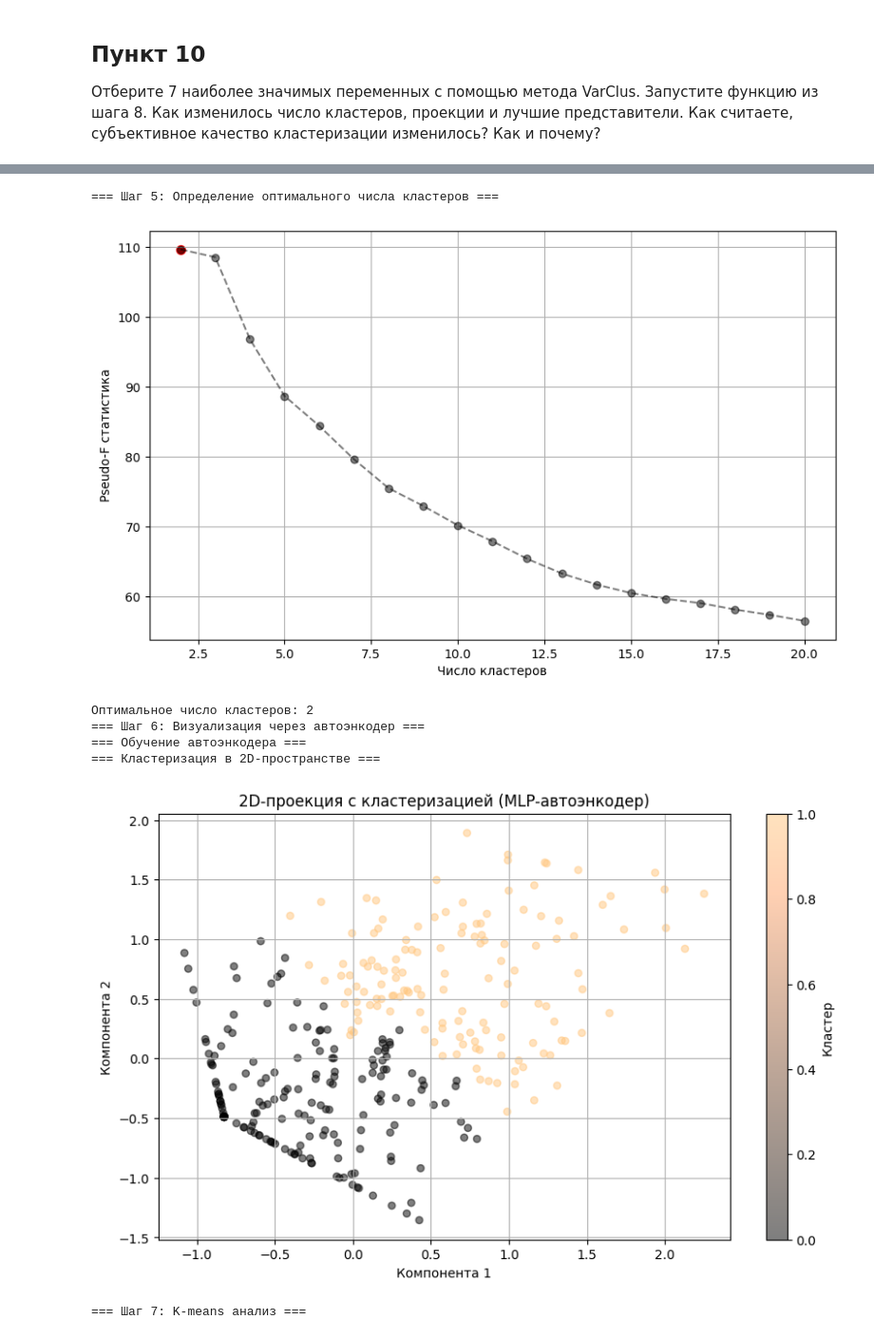
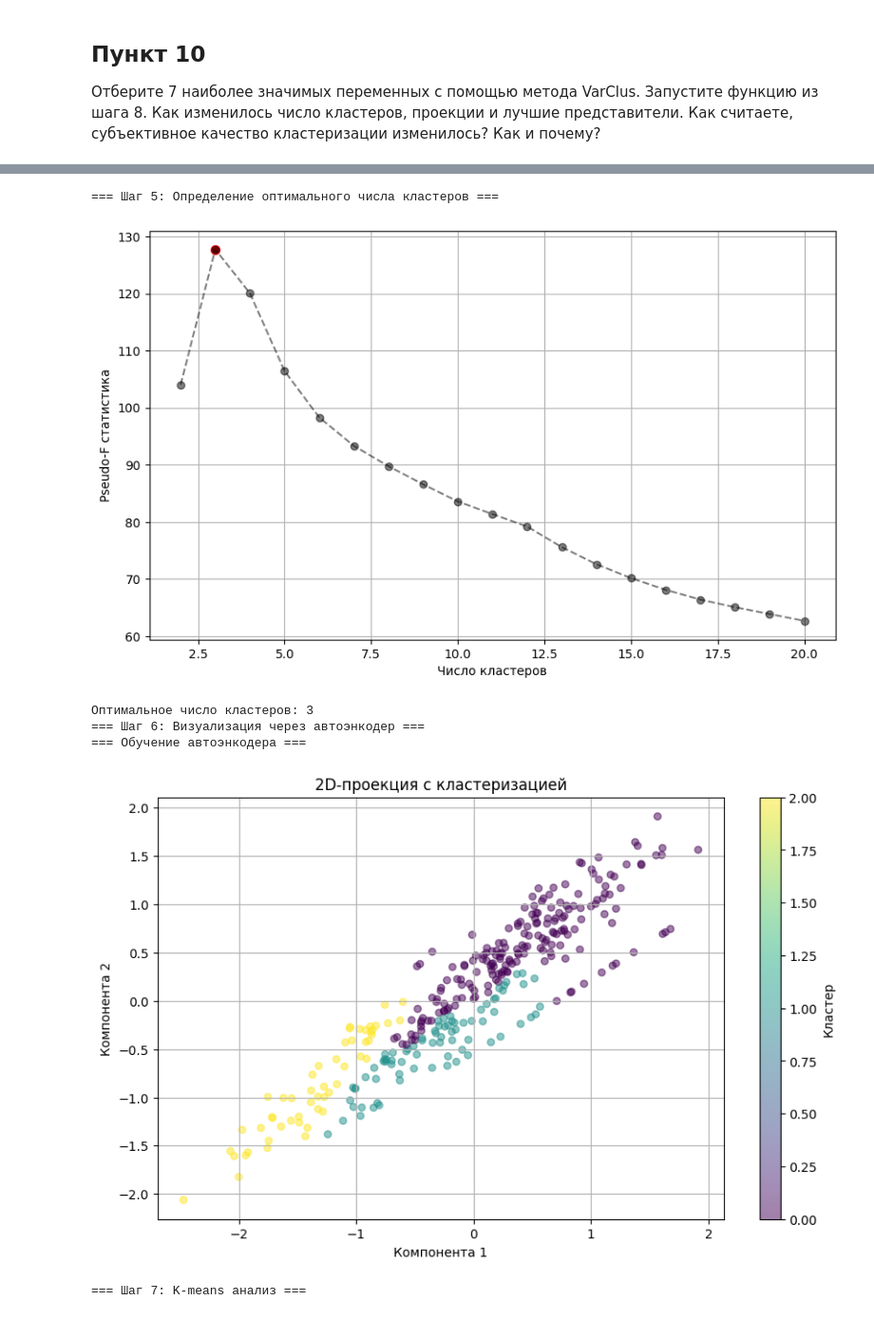
Before and after one commit to bunh0ng/labs_3_4_ml, a Jupyter notebook: Лабораторная №3/lab.ipynb, the cells around one changed output, grey strips where cells are left out. Shown at 95% size. Saved outputs shown, nothing was run; the diff lists cells and outputs as text; code cells hidden in the pictures.

```diff
--- a/Лабораторная №3/lab.ipynb
+++ b/Лабораторная №3/lab.ipynb
@@ -278,15 +278,6 @@ for i, name in enumerate(typical_names):
 
 Реализуйте шаги 3-7 в виде функции или класса.
 # %%
-import numpy as np
-import matplotlib.pyplot as plt
-from sklearn.preprocessing import StandardScaler, OneHotEncoder
-from sklearn.compose import ColumnTransformer
-from scipy.cluster.hierarchy import dendrogram
-from sklearn.cluster import AgglomerativeClustering, KMeans
-from sklearn.decomposition import PCA
-from sklearn.neural_network import MLPRegressor
-from sklearn.pipeline import Pipeline
 from sklearn.metrics import calinski_harabasz_score
 
 
@@ -371,9 +362,6 @@ class Ryan_Gosling:
     ##################################################################################################################
 
     def visualize_with_ae(self):
-
-        print("=== Обучение автоэнкодера ===")
-
         # Обеспечим, что работаем с плотной матрицей
         X_input = self.X_dense if hasattr(self, "X_dense") else (
             self.X.toarray() if hasattr(self.X, "toarray") else self.X
@@ -386,17 +374,14 @@ class Ryan_Gosling:
         # ДЕКОДЕР: восстанавливаем из сжатия
         decoder = MLPRegressor(hidden_layer_sizes=(32, 64, X_input.shape[1]), max_iter=1000, random_state=42)
         decoded = decoder.fit(encoded, X_input).predict(encoded)
-
-        print("=== Кластеризация в 2D-пространстве ===")
-
         # Кластеризация по проекциям
         clusterer = AgglomerativeClustering(n_clusters=self.optimal_clusters or 3)
         labels = clusterer.fit_predict(encoded)
 
         # Визуализация
         plt.figure(figsize=(10, 6))
-        plt.scatter(encoded[:, 0], encoded[:, 1], c=labels, cmap='copper', s=30, alpha=0.5)
-        plt.title("2D-проекция с кластеризацией (MLP-автоэнкодер)")
+        plt.scatter(encoded[:, 0], encoded[:, 1], c=labels, s=30, alpha=0.5)
+        plt.title("2D-проекция с кластеризацией")
         plt.xlabel("Компонента 1")
         plt.ylabel("Компонента 2")
         plt.colorbar(label="Кластер")
@@ -418,7 +403,7 @@ class Ryan_Gosling:
         typical_names = self.data.index[typical_indices]
         plt.figure(figsize=(12, 8))
         scatter = plt.scatter(
-            X_pca[:, 0], X_pca[:, 1], c=self.kmeans_labels, cmap="copper", alpha=0.6
+            X_pca[:, 0], X_pca[:, 1], c=self.kmeans_labels, alpha=0.6
         )
         centroids_pca = pca.transform(kmeans.cluster_centers_)
         plt.scatter(centroids_pca[:, 0], centroids_pca[:, 1], c="red", marker="o", s=50)
@@ -584,30 +567,30 @@ print(f"- После преобразования: {enhanced_analyzer.optimal_cl
 
 Отберите 7 наиболее значимых переменных с помощью метода VarClus. Запустите функцию из шага 8. Как изменилось число кластеров, проекции и лучшие представители. Как считаете, субъективное качество кластеризации изменилось? Как и почему?
 # %%
-# Пункт 10: Отбор значимых переменных с помощью VarClus
 from varclushi import VarClusHi
-import matplotlib.pyplot as plt
-import numpy as np
-from sklearn.decomposition import PCA
 
 
 numeric_data = DF[numeric_features].dropna()
 
-vc = VarClusHi(numeric_data, maxeigval2=0.5, maxclus=7)
+vc = VarClusHi(numeric_data, maxeigval2=0.7, maxclus=7)
 vc.varclus()
 vc.rsquare
 selected = []
 for cluster in vc.rsquare["Cluster"].unique():
     cluster_features = vc.rsquare[vc.rsquare["Cluster"] == cluster]
-    best_feature = cluster_features.loc[cluster_features['RS_Ratio'].idxmax(), 'Variable']
+    best_feature = cluster_features.loc[
+        cluster_features["RS_Ratio"].idxmax(), "Variable"
+    ]
     selected.append(best_feature)
     if len(selected) >= 7:
         break
 
 
 # Запуск анализа
-selected_numeric = transformed_data[selected].select_dtypes(['float64', 'int64']).columns
-selected_categorial = transformed_data[selected].select_dtypes(['object']).columns
+selected_numeric = (
+    transformed_data[selected].select_dtypes(["float64", "int64"]).columns
+)
+selected_categorial = transformed_data[selected].select_dtypes(["object"]).columns
 reduced_analyzer = Ryan_Gosling(transformed_data, selected_numeric, selected_categorial)
 reduced_analyzer.run_full_analysis()
 # %% [output]
@@ -631,8 +608,7 @@ reduced_analyzer.run_full_analysis()
 === Шаг 5: Определение оптимального числа кластеров ===
-[figure, old version]
+[figure, new version]
-Оптимальное число кластеров: 2
+Оптимальное число кластеров: 3
 === Шаг 6: Визуализация через автоэнкодер ===
 === Обучение автоэнкодера ===
-=== Кластеризация в 2D-пространстве ===
-[figure, old version]
+[figure, new version]
 === Шаг 7: K-means анализ ===
```
Also changed, not shown: parts of 6 cells of this notebook, 2 other files.
